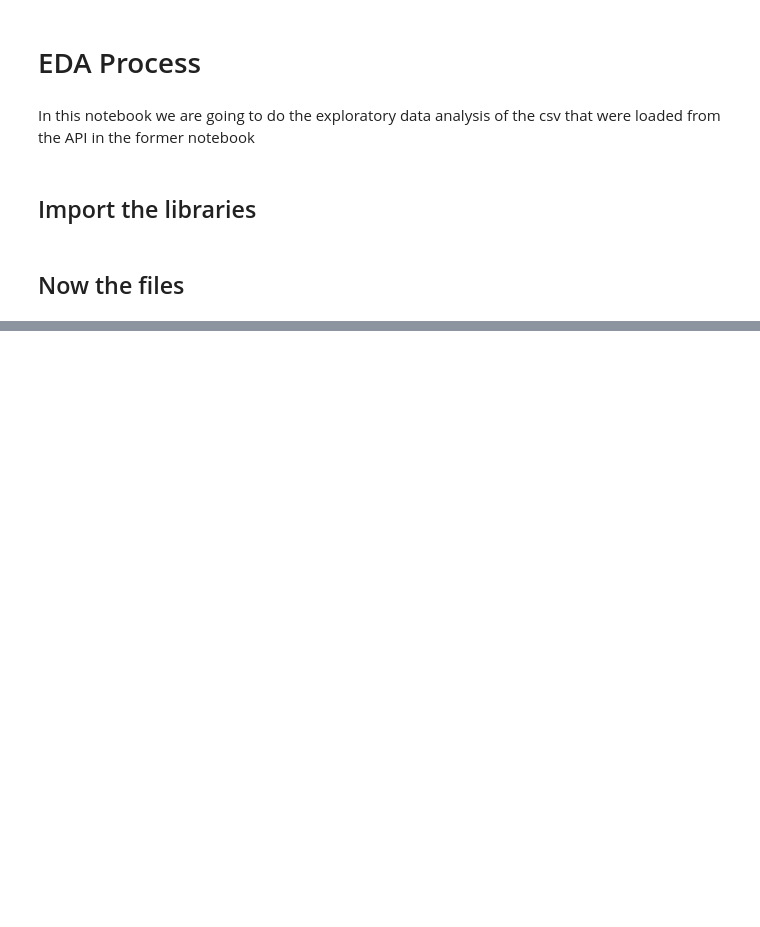
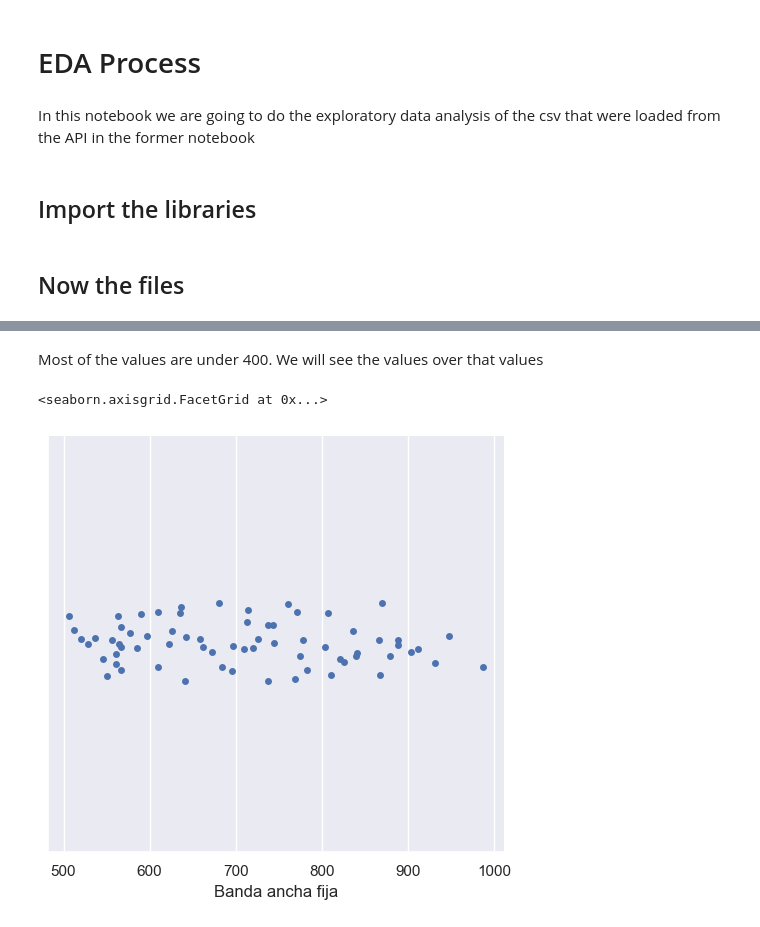
Before and after one commit to pablorobba/Data_Analyst_Telecomunication_project, a Jupyter notebook: EDA.ipynb, the cells around one changed output, grey strips where cells are left out. Cells and saved outputs as stored; diff of their text form; code cells hidden in the pictures; blank space fills up the shorter version.

```diff
--- a/EDA.ipynb
+++ b/EDA.ipynb
@@ -20,0 +82,9 @@ df[Bernal]
+# %% [markdown]
+Most of the values are under 400. We will see the values over that values
+# %%
+over = a_df_access_broadband_narrowband["Banda ancha fija"] > 400
+over = a_df_access_broadband_narrowband[over]
+sns.catplot(data=over, x = "Banda ancha fija")
+# %% [output]
+<seaborn.axisgrid.FacetGrid at 0x...>
+[figure, added]
```
Also changed, not shown: parts of 20 cells of this notebook, 2 other files.
